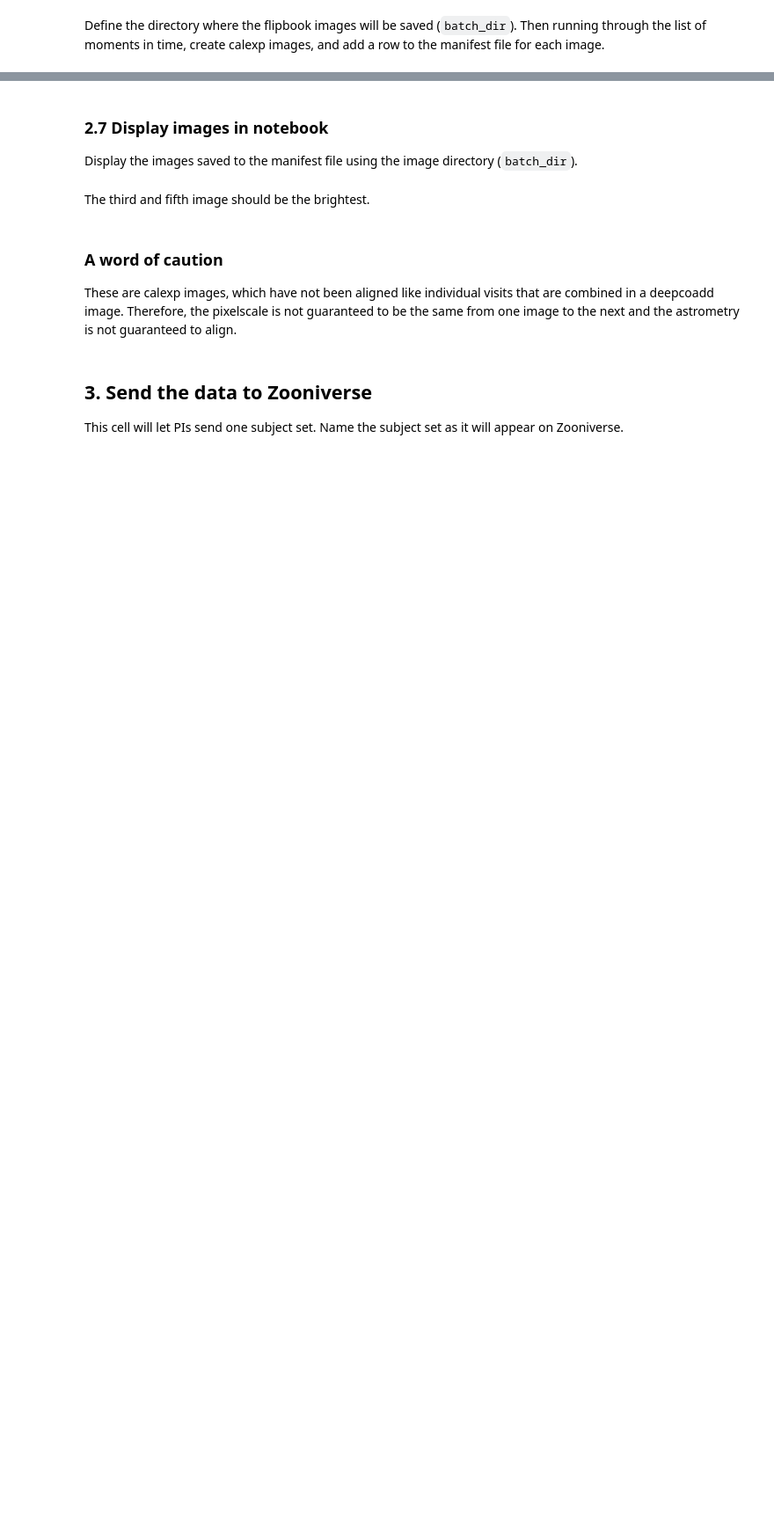
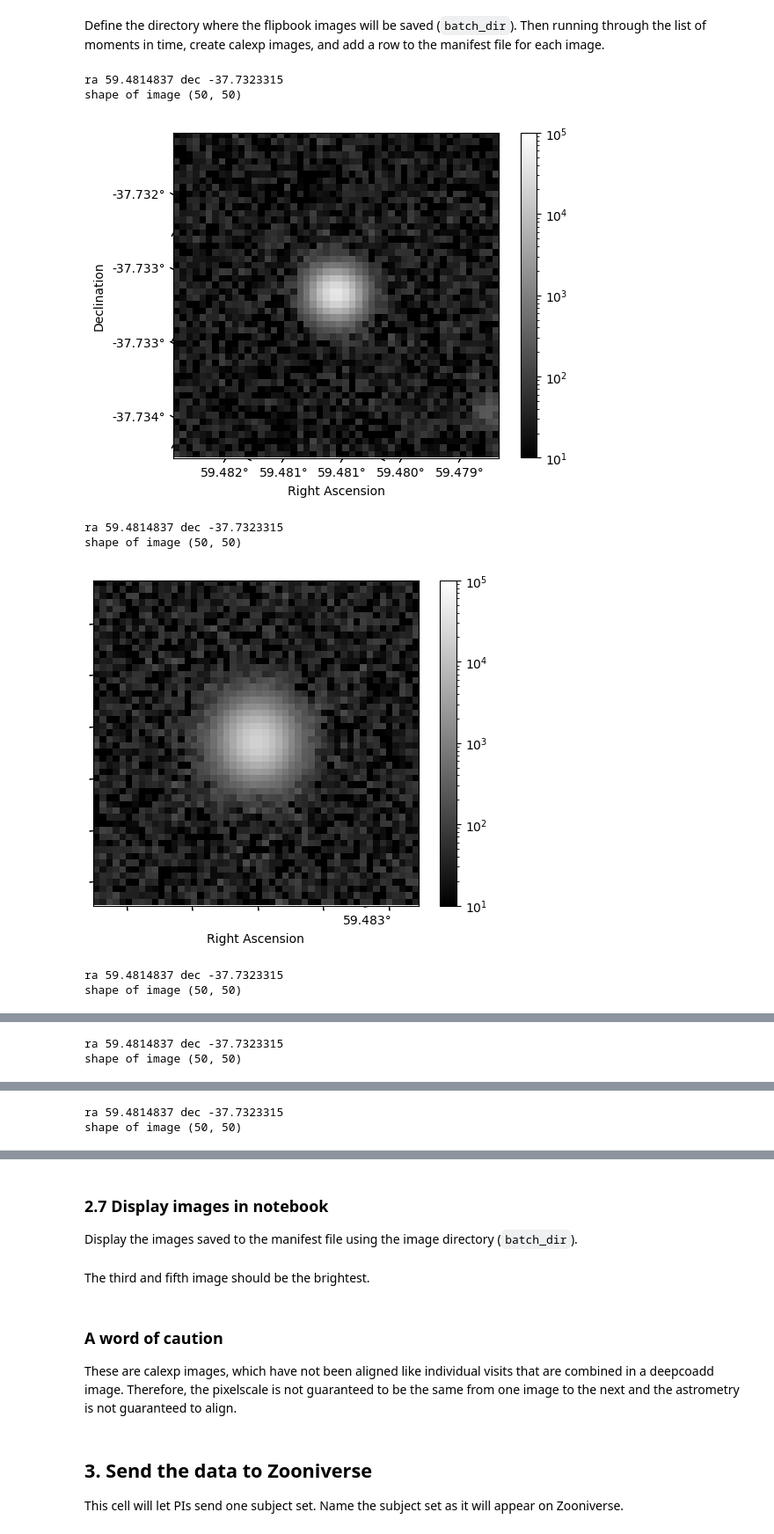
Before and after one commit to lsst-epo/citizen-science-notebooks, a Jupyter notebook: 02_Send_Flipbook_Variable_Stars_Imaging.ipynb, the cells around one changed output, grey strips where cells are left out. Shown: that part at 88% size. Cells and saved outputs as stored; diff of their text form; code cells hidden in the pictures; blank space fills up the shorter version.

```diff
--- a/02_Send_Flipbook_Variable_Stars_Imaging.ipynb
+++ b/02_Send_Flipbook_Variable_Stars_Imaging.ipynb
@@ -442,30 +581,42 @@ def remove_figure(fig):
 Define the directory where the flipbook images will be saved (`batch_dir`). Then running through the list of moments in time, create calexp images, and add a row to the manifest file for each image.
 # %%
 batch_dir = './variable_stars_output/'
-figout_data = {"sourceId": diaobjectID}
+figout_data = {"sourceId": diaobjectid}
 cutouts = []
 
 for i, idx in enumerate(idx_select):
     star_ra = sorted_sources['ra'][idx]
     star_dec = sorted_sources['decl'][idx]
     star_visitid = sorted_sources['visitId'][idx]
     star_detector = sorted_sources['detector'][idx]
-    star_id = sorted_sources['diaObjectId'][idx] # WAS objectId
+    star_id = sorted_sources['diaObjectId'][idx]
     star_ccdid = sorted_sources['ccdVisitId'][idx]
     calexp_image = cutout_calexp(butler,
-                                    star_ra,
-                                    star_dec,
-                                    star_visitid,
-                                    star_detector,
-                                    50)
+                                 star_ra,
+                                 star_dec,
+                                 star_visitid,
+                                 star_detector,
+                                 50)
     figout = make_calexp_fig(calexp_image,
-                             batch_dir+"/images/"+str(star_id)+"_"+str(star_ccdid)+".png")
+                             batch_dir + "/images/" +
+                             str(star_id) + "_" +
+                             str(star_ccdid) + ".png")
     plt.show()
     remove_figure(figout)
-    figout_data['location:image_'+str(i)] = str(star_id)+"_"+str(star_ccdid)+".png"
+    figout_data['location:image_'+str(i)] = str(star_id) + \
+        "_" + str(star_ccdid) + ".png"
     figout_data['diaObjectId:image_'+str(i)] = str(star_id)
-    figout_data['filename'] = str(star_id)+"_"+str(star_ccdid)+".png"
+    figout_data['filename'] = str(star_id) + "_" + str(star_ccdid) + ".png"
 
-df_manifest = pd.DataFrame(data = figout_data, index=[0])
-outfile = batch_dir+"images/manifest.csv"
+df_manifest = pd.DataFrame(data=figout_data, index=[0])
+outfile = batch_dir + "images/manifest.csv"
 df_manifest.to_csv(outfile, index=False, sep=',')
+# %% [output]
+ra 59.4814837 dec -37.7323315
+shape of image (50, 50)
+[figure, added]
+ra 59.4814837 dec -37.7323315
+shape of image (50, 50)
+[figure, added]
+ra 59.4814837 dec -37.7323315
+shape of image (50, 50)
@@ -471,0 +624,2 @@ df_manifest.to_csv(outfile, index=False, sep=',')
+ra 59.4814837 dec -37.7323315
+shape of image (50, 50)
@@ -471,0 +627,2 @@ df_manifest.to_csv(outfile, index=False, sep=',')
+ra 59.4814837 dec -37.7323315
+shape of image (50, 50)
```
Also changed, not shown: parts of 10 cells of this notebook.
